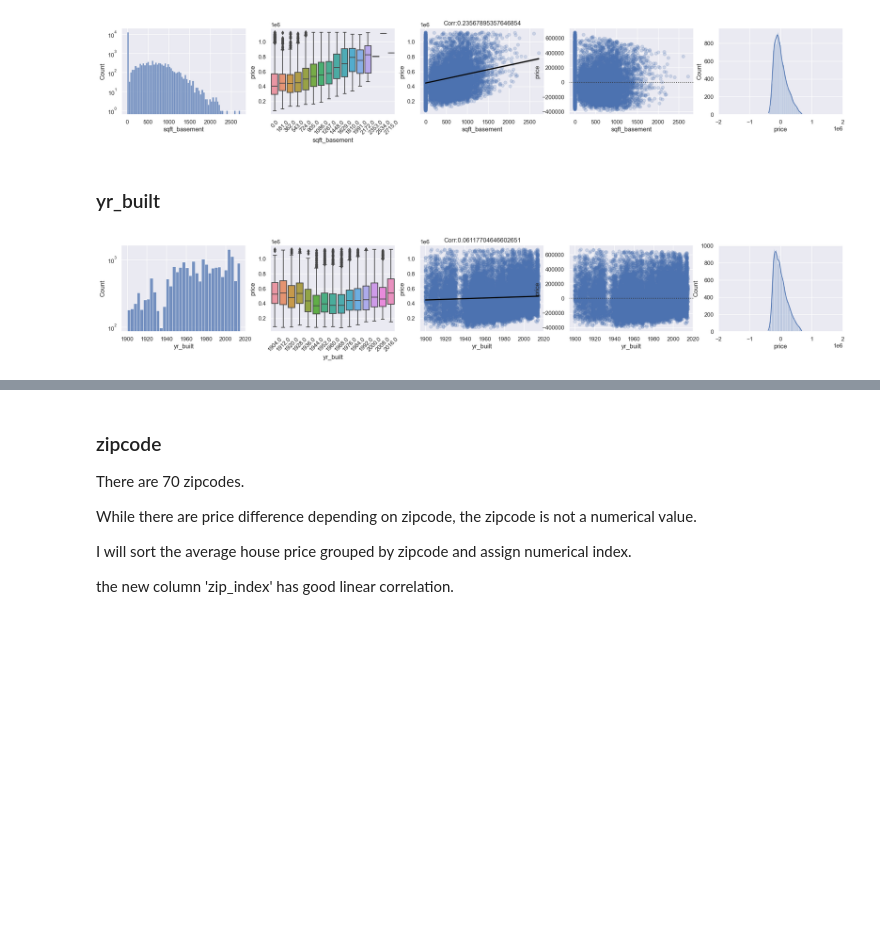
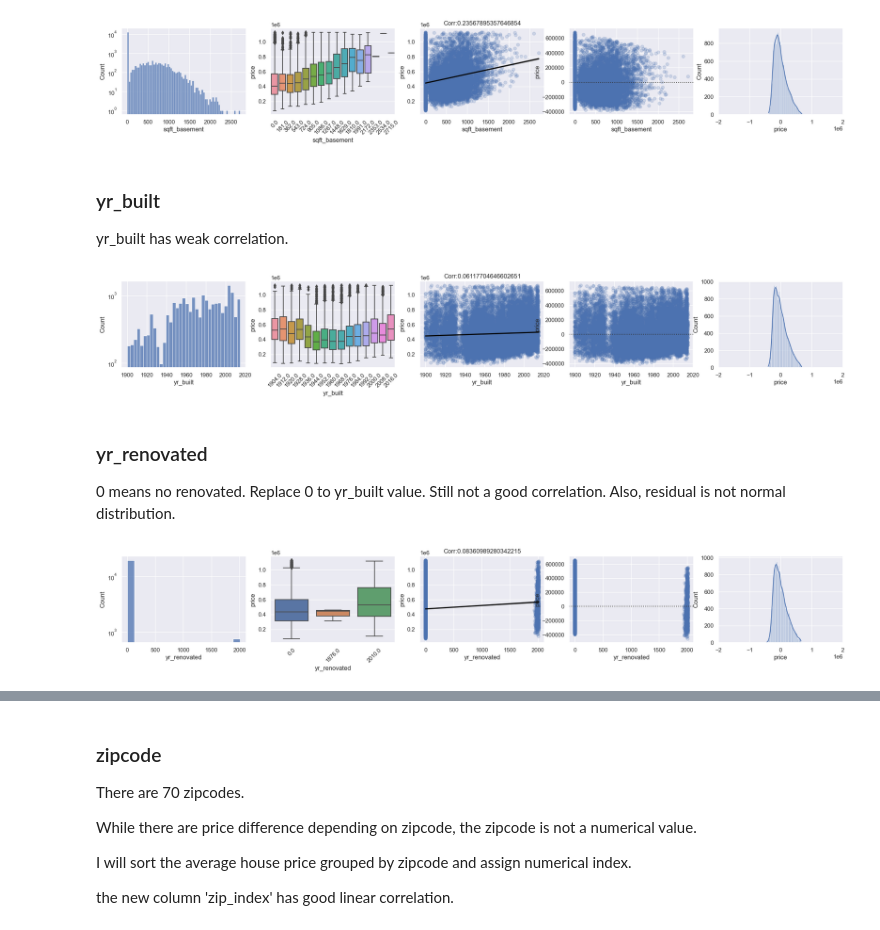
Before and after one commit to jhjang101/kaggle, a Jupyter notebook: House Sales in King County/House Sales in King County2.ipynb, the cells around one changed output, grey strips where cells are left out. Cells and saved outputs as stored; diff of their text form; code cells hidden in the pictures; blank space fills up the shorter version.

```diff
--- a/House Sales in King County/House Sales in King County2.ipynb
+++ b/House Sales in King County/House Sales in King County2.ipynb
@@ -266,7 +266,20 @@ FeaturePlot(feature='sqft_basement', histwidth=None, scale='log', bin=20)
 [figure]
 # %% [markdown]
 ### yr_built
+
+yr_built has weak correlation.
 # %%
 FeaturePlot(feature='yr_built', histwidth=None, scale='log', bin=20)
 # %% [output]
 [figure]
+# %% [markdown]
+### yr_renovated
+
+0 means no renovated.
+Replace 0 to yr_built value.
+Still not a good correlation.
+Also, residual is not normal distribution.
+# %%
+FeaturePlot(feature='yr_renovated', histwidth=None, scale='log', bin=20)
+# %% [output]
+[figure, added]
```
Also changed, not shown: parts of 8 cells of this notebook.
